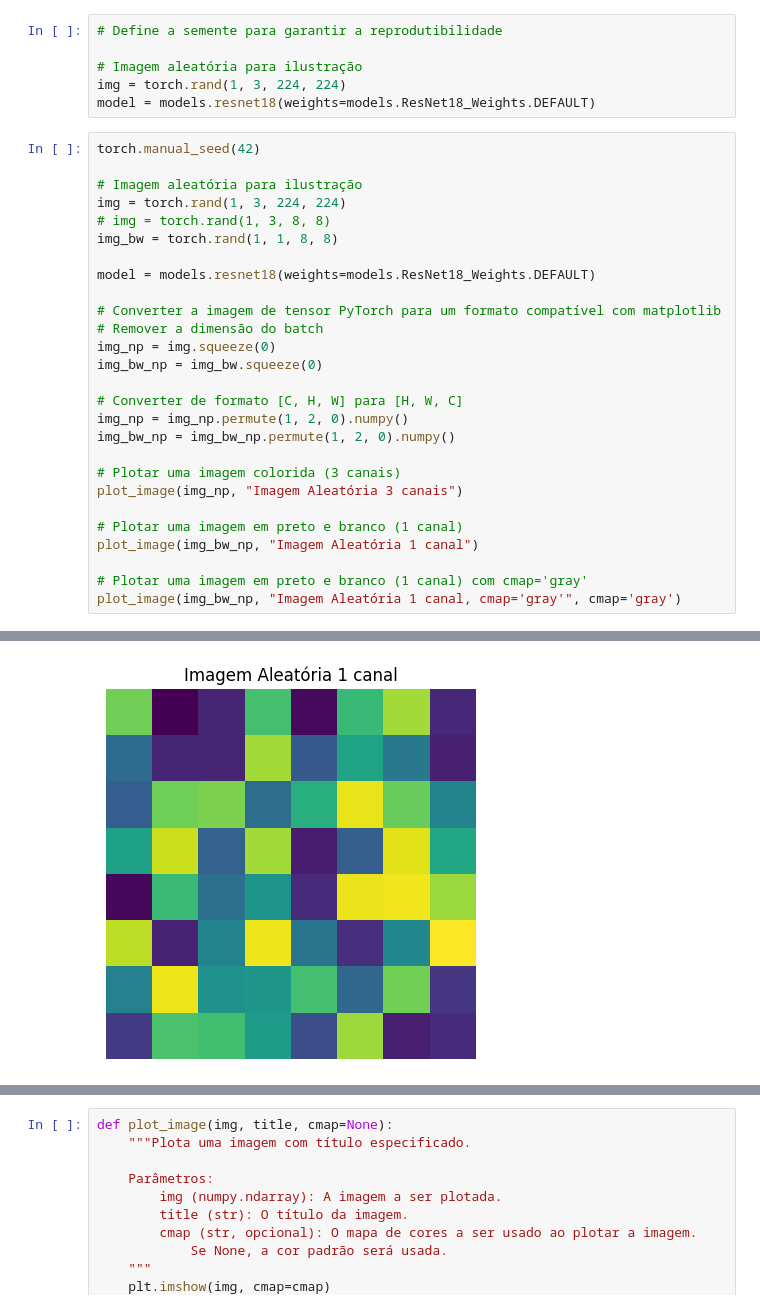
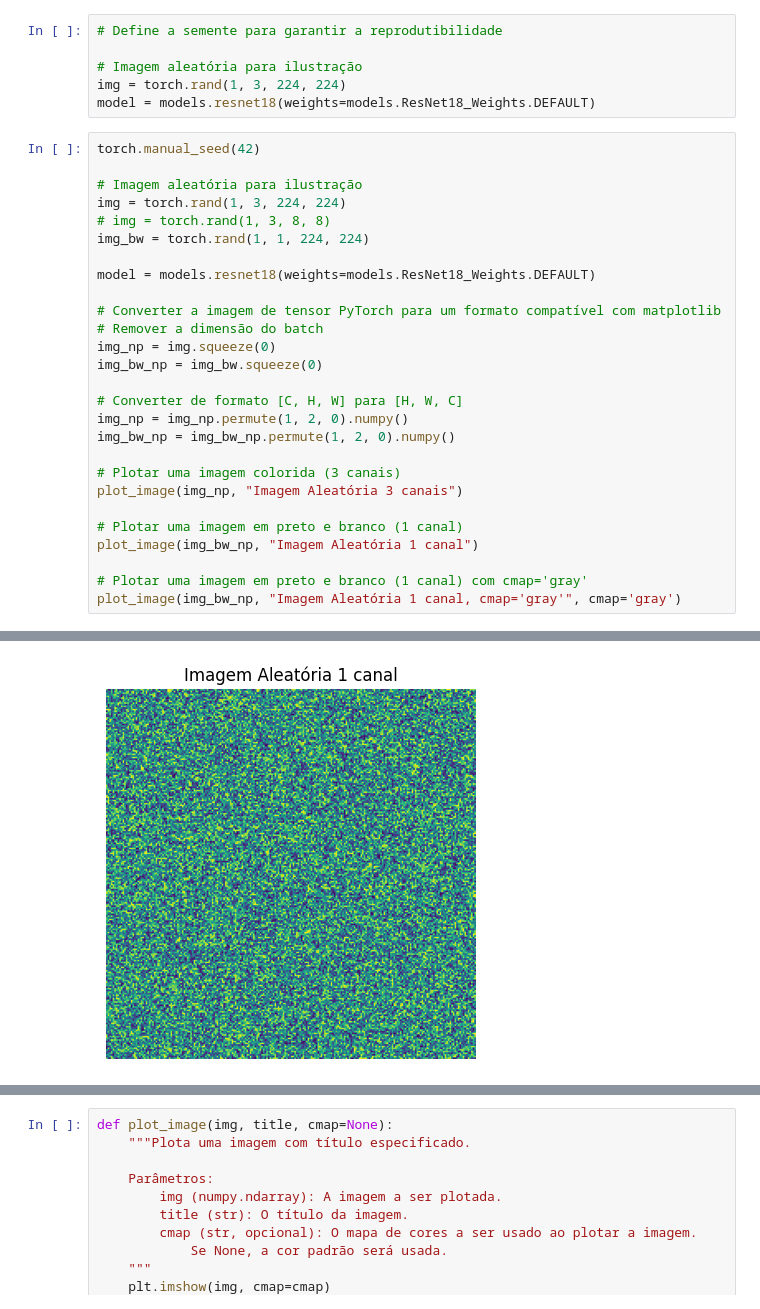
Before and after one commit to PauloMatheusGr/Foundations-of-Computer-Vision, a Jupyter notebook: Projeto01/Tema 6 - Resolucao.ipynb, the cells around one changed output, grey strips where cells are left out. Drawn from its saved outputs; the diff is of its cells as text.

```diff
--- a/Projeto01/Tema 6 - Resolucao.ipynb
+++ b/Projeto01/Tema 6 - Resolucao.ipynb
@@ -59,30 +59,30 @@ model = models.resnet18(weights=models.ResNet18_Weights.DEFAULT)
 # %%
 torch.manual_seed(42)
 
 # Imagem aleatória para ilustração
 img = torch.rand(1, 3, 224, 224)
 # img = torch.rand(1, 3, 8, 8)
-img_bw = torch.rand(1, 1, 8, 8)
+img_bw = torch.rand(1, 1, 224, 224)
 
 model = models.resnet18(weights=models.ResNet18_Weights.DEFAULT)
 
 # Converter a imagem de tensor PyTorch para um formato compatível com matplotlib
 # Remover a dimensão do batch
 img_np = img.squeeze(0)
 img_bw_np = img_bw.squeeze(0)
 
 # Converter de formato [C, H, W] para [H, W, C]
 img_np = img_np.permute(1, 2, 0).numpy()
 img_bw_np = img_bw_np.permute(1, 2, 0).numpy()
 
 # Plotar uma imagem colorida (3 canais)
 plot_image(img_np, "Imagem Aleatória 3 canais")
 
 # Plotar uma imagem em preto e branco (1 canal)
 plot_image(img_bw_np, "Imagem Aleatória 1 canal")
 
 # Plotar uma imagem em preto e branco (1 canal) com cmap='gray'
 plot_image(img_bw_np, "Imagem Aleatória 1 canal, cmap='gray'", cmap='gray')
 # %% [output]
 [figure]
-[figure, old version]
+[figure, new version]
```
Also changed, not shown: parts of 5 cells of this notebook, 47 other files.
